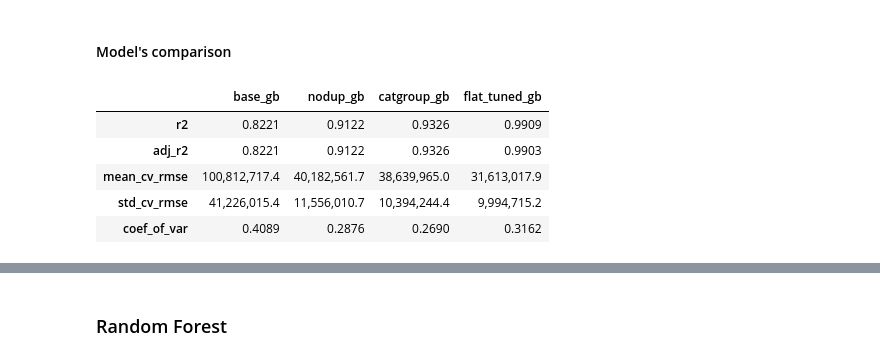
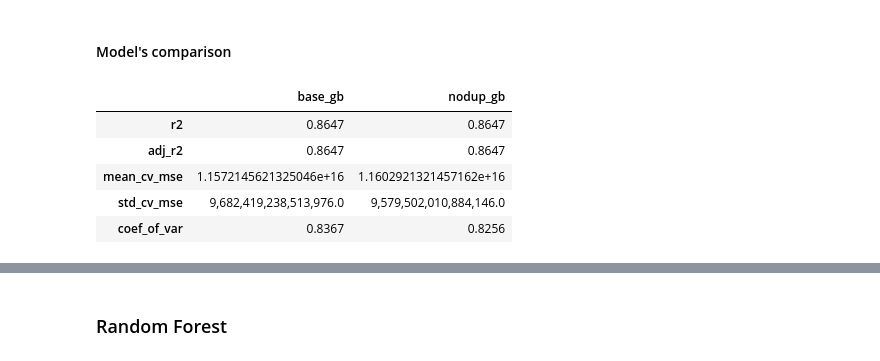
Before and after one commit to piotrpiwnik/Start-up-funding-prediction, a Jupyter notebook: Project 2/PAiB Project 2 part 2.ipynb, the cells around one changed output, grey strips where cells are left out. Saved outputs shown, nothing was run; the diff lists cells and outputs as text; code cells hidden in the pictures.

```diff
--- a/Project 2/PAiB Project 2 part 2.ipynb
+++ b/Project 2/PAiB Project 2 part 2.ipynb
@@ -38,7 +38,7 @@ def model_cross_val_assess(model, X_train, y_train, model_name):
     scores_dict = {}
 
     # Use cross-validation to evaluate the model on the training data
-    scores = cross_val_score(model, X_train, y_train, cv=5, scoring='neg_root_mean_squared_error', n_jobs=-1)
+    scores = cross_val_score(model, X_train, y_train, cv=5, scoring='neg_mean_squared_error', n_jobs=-1)
 
     # Calculate the mean and standard deviation of the cross-validation scores
     mean_score = -scores.mean()
@@ -58,7 +58,7 @@ def model_cross_val_assess(model, X_train, y_train, model_name):
     # Now return the metrics as the dict
     scores_dict[model_name] = [r2, adj_r2, mean_score, std_score, coef_variation]
 
-    df_train_eval = pd.DataFrame(data=scores_dict, index=['r2', 'adj_r2', 'mean_cv_rmse', 'std_cv_rmse', 'coef_of_var'])
+    df_train_eval = pd.DataFrame(data=scores_dict, index=['r2', 'adj_r2', 'mean_cv_mse', 'std_cv_mse', 'coef_of_var'])
 
     # Set float_format to display numbers without scientific notation and with thousand separators
     locale.setlocale(locale.LC_ALL, '')  # Set the locale to the user's default locale
@@ -630,3 +482,9 @@ gkf = GroupKFold(n_splits = 5)
+# %%
+# Creating the model using a pipeline
+model_base_gb = Pipeline(steps=[
+    ('preprocessor', preprocessor),
+    ('regressor', GradientBoostingRegressor())
+])
 # %%
 model_base_gb.fit(X_train, y_train)
 # %% [output]
@@ -662,7 +520,7 @@ base_gb_cv
 # Fit gradient boosting regressor model with preprocessor
 model_nodup_gb = Pipeline(steps=[
     ('preprocessor', preprocessor),
-    ('regressor', GradientBoostingRegressor(random_state = 1541, n_estimators = 400, min_samples_split = 2, max_features = 1500, max_depth = 3, learning_rate = 0.1))
+    ('regressor', GradientBoostingRegressor())
      #these parameters are taken from a previous random search with the same parameter grid as before
 ])
 
@@ -1113,14 +557,14 @@ flat_tuned_gb_test
 # %% [markdown]
 #### Model's comparison
 # %%
-# Compare performance - train sets with cross-validation scoring against RMSE
-gb_performance_cross_val = pd.concat([base_gb_cv, nodup_gb_cv, catgroup_gb_cv, flat_tuned_gb_cv], axis=1)
+# Compare performance - train sets with cross-validation scoring against MSE
+gb_performance_cross_val = pd.concat([base_gb_cv, nodup_gb_cv], axis=1)
 # ---------
 gb_performance_cross_val
 # %% [output]
-|  | base_gb | nodup_gb | catgroup_gb | flat_tuned_gb |
-| r2 | 0.8221 | 0.9122 | 0.9326 | 0.9909 |
-| adj_r2 | 0.8221 | 0.9122 | 0.9326 | 0.9903 |
-| mean_cv_rmse | 100,812,717.4 | 40,182,561.7 | 38,639,965.0 | 31,613,017.9 |
-| std_cv_rmse | 41,226,015.4 | 11,556,010.7 | 10,394,244.4 | 9,994,715.2 |
-| coef_of_var | 0.4089 | 0.2876 | 0.2690 | 0.3162 |
+|  | base_gb | nodup_gb |
+| r2 | 0.8647 | 0.8647 |
+| adj_r2 | 0.8647 | 0.8647 |
+| mean_cv_mse | 1.1572145621325046e+16 | 1.1602921321457162e+16 |
+| std_cv_mse | 9,682,419,238,513,976.0 | 9,579,502,010,884,146.0 |
+| coef_of_var | 0.8367 | 0.8256 |
```
Also changed, not shown: parts of 93 cells of this notebook.
